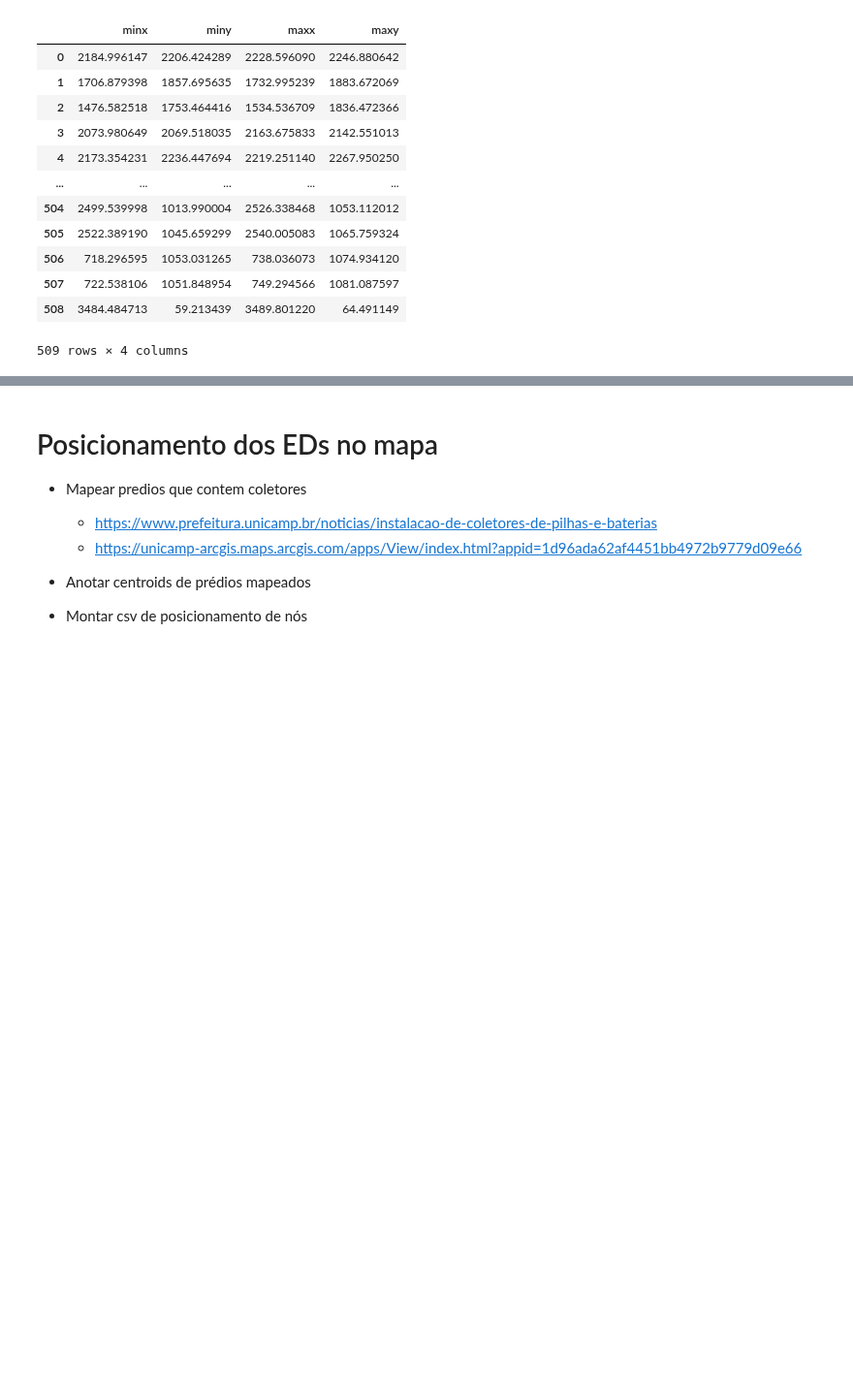
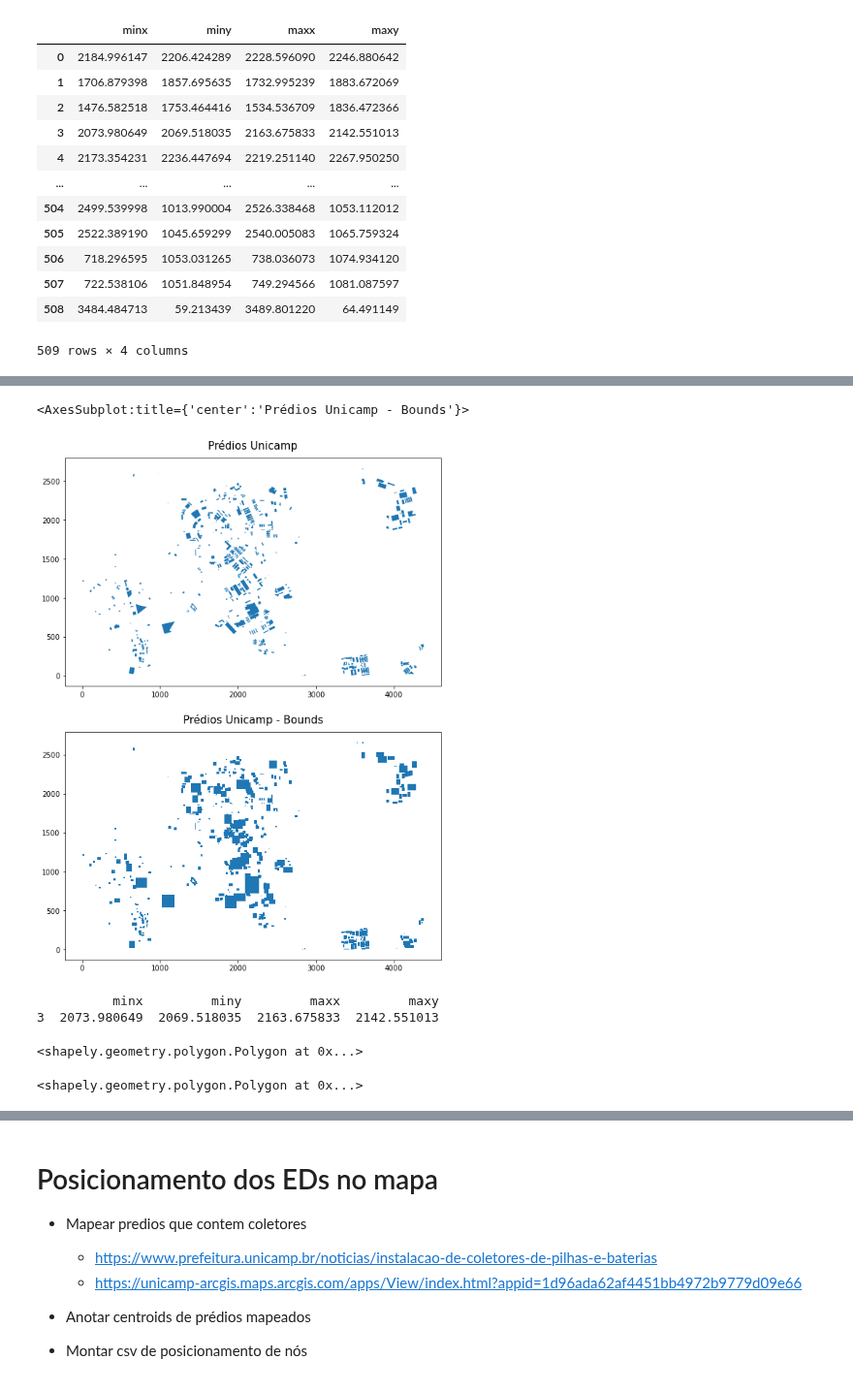
Before and after one commit to wasp-lahis/ns3-bmap, a Jupyter notebook: Unicamp-Buildings-to-NS3.ipynb, the cells around one changed output, grey strips where cells are left out. Shown at 97% size. Cells and saved outputs as stored; diff of their text form; code cells hidden in the pictures; blank space fills up the shorter version.

```diff
--- a/Unicamp-Buildings-to-NS3.ipynb
+++ b/Unicamp-Buildings-to-NS3.ipynb
@@ -493,0 +512,49 @@ Total rows: 509
+# %%
+fig, axes = plt.subplots(2,1, figsize = (20, 13)) # 2 linha, 2 colunas
+
+axes[0].set_title('Prédios Unicamp', fontsize=15, y=1.02)
+mapa_normalizado.plot(ax=axes[0])
+
+axes[1].set_title('Prédios Unicamp - Bounds', fontsize=15, y=1.02)
+mapa_box.plot(ax=axes[1])
+
+# space between subplots
+# fig.tight_layout(pad=5.0)
+# %% [output]
+<AxesSubplot:title={'center':'Prédios Unicamp - Bounds'}>
+[figure, added]
+# %%
+from shapely.geometry import MultiPoint
+
+# b = ic_predio.bounds
+# a = b['minx']
+# b = a.values
+# b[0]
+# building = box(a['minx'], a['miny'], a['maxx'], a['maxy'])
+# building
+
+bd = ic_predio.bounds
+print(bd)
+minx = bd['minx'].values
+minx[0]
+
+miny = bd['miny'].values
+miny[0]
+
+maxx = bd['maxx'].values
+maxx[0]
+
+maxy = bd['maxy'].values
+maxy[0]
+
+building = box(minx, miny, maxx, maxy)
+building
+# %% [output]
+          minx         miny         maxx         maxy
+3  2073.980649  2069.518035  2163.675833  2142.551013
+<shapely.geometry.polygon.Polygon at 0x...>
+# %%
+import shapely.affinity as sa
+sa.rotate(building, 30, origin=(0, 0))
+# %% [output]
+<shapely.geometry.polygon.Polygon at 0x...>
```
Also changed, not shown: parts of 5 cells of this notebook.
